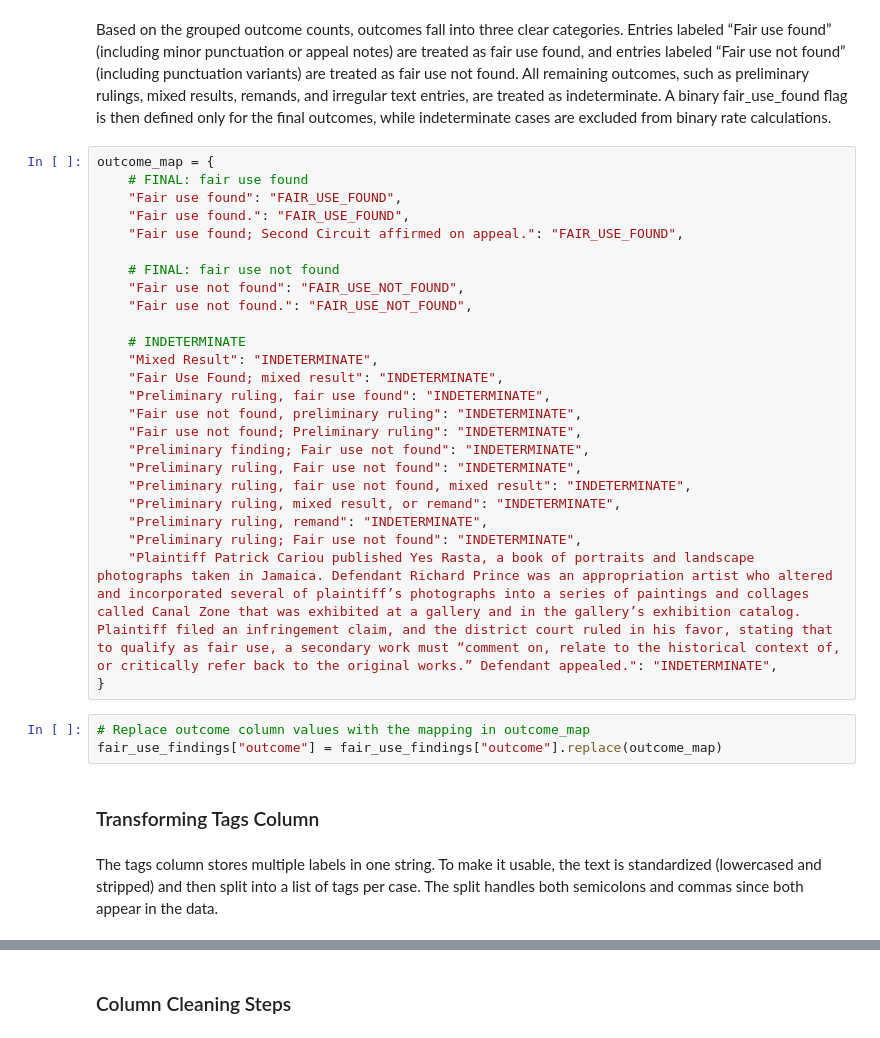
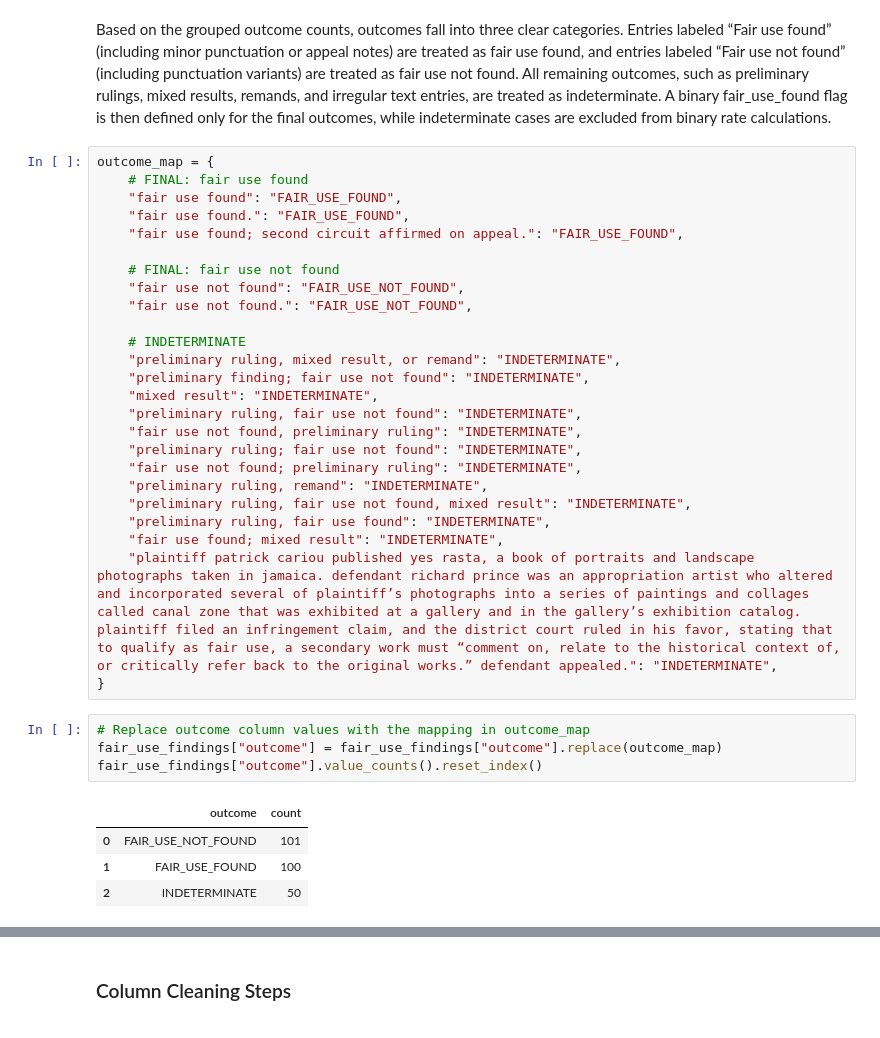
Before and after one commit to mqanaq/BA820-B1-Team13, a Jupyter notebook: MG/M2_Mohamad_Gong_Fair_Use_Data_Early_Analysis_and_Insights.ipynb, the cells around one changed output, grey strips where cells are left out. Saved outputs shown, nothing was run; the diff lists cells and outputs as text.

```diff
--- a/MG/M2_Mohamad_Gong_Fair_Use_Data_Early_Analysis_and_Insights.ipynb
+++ b/MG/M2_Mohamad_Gong_Fair_Use_Data_Early_Analysis_and_Insights.ipynb
@@ -198,32 +208,34 @@ Based on the grouped outcome counts, outcomes fall into three clear categories.
 # %%
 outcome_map = {
     # FINAL: fair use found
-    "Fair use found": "FAIR_USE_FOUND",
-    "Fair use found.": "FAIR_USE_FOUND",
-    "Fair use found; Second Circuit affirmed on appeal.": "FAIR_USE_FOUND",
+    "fair use found": "FAIR_USE_FOUND",
+    "fair use found.": "FAIR_USE_FOUND",
+    "fair use found; second circuit affirmed on appeal.": "FAIR_USE_FOUND",
 
     # FINAL: fair use not found
-    "Fair use not found": "FAIR_USE_NOT_FOUND",
-    "Fair use not found.": "FAIR_USE_NOT_FOUND",
+    "fair use not found": "FAIR_USE_NOT_FOUND",
+    "fair use not found.": "FAIR_USE_NOT_FOUND",
 
     # INDETERMINATE
-    "Mixed Result": "INDETERMINATE",
-    "Fair Use Found; mixed result": "INDETERMINATE",
-    "Preliminary ruling, fair use found": "INDETERMINATE",
-    "Fair use not found, preliminary ruling": "INDETERMINATE",
-    "Fair use not found; Preliminary ruling": "INDETERMINATE",
-    "Preliminary finding; Fair use not found": "INDETERMINATE",
-    "Preliminary ruling, Fair use not found": "INDETERMINATE",
-    "Preliminary ruling, fair use not found, mixed result": "INDETERMINATE",
-    "Preliminary ruling, mixed result, or remand": "INDETERMINATE",
-    "Preliminary ruling, remand": "INDETERMINATE",
-    "Preliminary ruling; Fair use not found": "INDETERMINATE",
-    "Plaintiff Patrick Cariou published Yes Rasta, a book of portraits and landscape photographs taken in Jamaica. Defendant Richard Prince was an appropriation artist who altered and incorporated several of plaintiff’s photographs into a series of paintings and collages called Canal Zone that was exhibited at a gallery and in the gallery’s exhibition catalog. Plaintiff filed an infringement claim, and the district court ruled in his favor, stating that to qualify as fair use, a secondary work must “comment on, relate to the historical context of, or critically refer back to the original works.” Defendant appealed.": "INDETERMINATE",
+    "preliminary ruling, mixed result, or remand": "INDETERMINATE",
+    "preliminary finding; fair use not found": "INDETERMINATE",
+    "mixed result": "INDETERMINATE",
+    "preliminary ruling, fair use not found": "INDETERMINATE",
+    "fair use not found, preliminary ruling": "INDETERMINATE",
+    "preliminary ruling; fair use not found": "INDETERMINATE",
+    "fair use not found; preliminary ruling": "INDETERMINATE",
+    "preliminary ruling, remand": "INDETERMINATE",
+    "preliminary ruling, fair use not found, mixed result": "INDETERMINATE",
+    "preliminary ruling, fair use found": "INDETERMINATE",
+    "fair use found; mixed result": "INDETERMINATE",
+    "plaintiff patrick cariou published yes rasta, a book of portraits and landscape photographs taken in jamaica. defendant richard prince was an appropriation artist who altered and incorporated several of plaintiff’s photographs into a series of paintings and collages called canal zone that was exhibited at a gallery and in the gallery’s exhibition catalog. plaintiff filed an infringement claim, and the district court ruled in his favor, stating that to qualify as fair use, a secondary work must “comment on, relate to the historical context of, or critically refer back to the original works.” defendant appealed.": "INDETERMINATE",
 }
 # %%
 # Replace outcome column values with the mapping in outcome_map
 fair_use_findings["outcome"] = fair_use_findings["outcome"].replace(outcome_map)
+fair_use_findings["outcome"].value_counts().reset_index()
+# %% [output]
+|  | outcome | count |
+| 0 | FAIR_USE_NOT_FOUND | 101 |
+| 1 | FAIR_USE_FOUND | 100 |
+| 2 | INDETERMINATE | 50 |
-# %% [markdown]
-### Transforming Tags Column
-# %% [markdown]
-The tags column stores multiple labels in one string. To make it usable, the text is standardized (lowercased and stripped) and then split into a list of tags per case. The split handles both semicolons and commas since both appear in the data.
```
Also changed, not shown: parts of 70 cells of this notebook.
